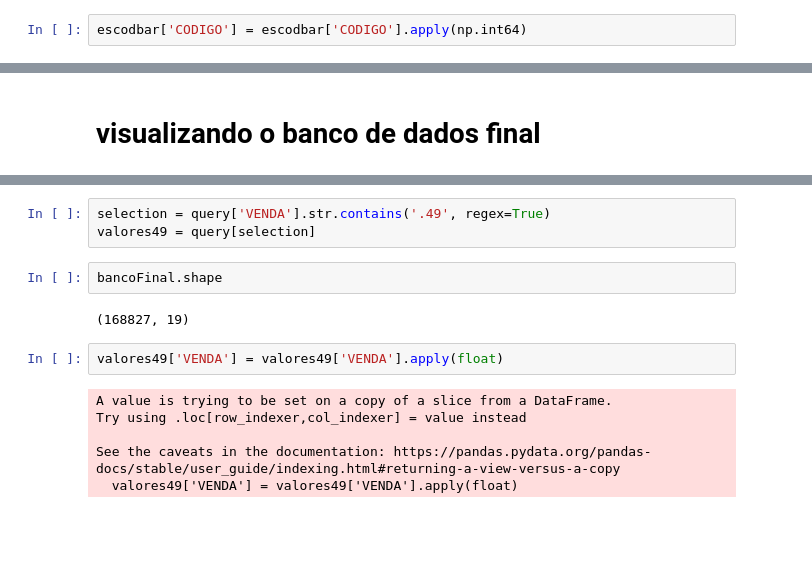
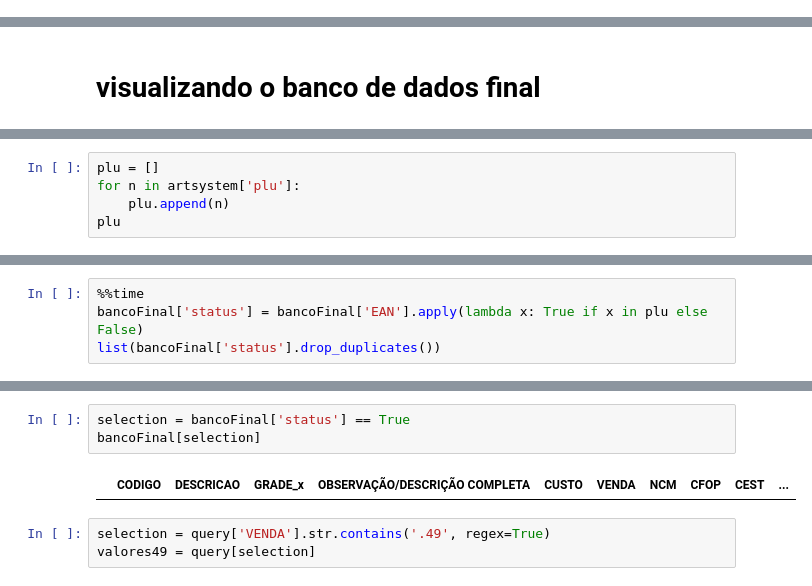
Before and after one commit to MurilloHMS/projeto-sdb, a Jupyter notebook: correcao_base.ipynb, the cells around one changed output, grey strips where cells are left out. Cells and saved outputs as stored; diff of their text form; blank space fills up the shorter version.

```diff
--- a/correcao_base.ipynb
+++ b/correcao_base.ipynb
@@ -220,2 +174,0 @@ escodbar['CODIGO'] = escodbar['CODIGO'].apply(lambda x: x.replace('.', ''))
-# %%
-escodbar['CODIGO'] = escodbar['CODIGO'].apply(np.int64)
@@ -271,0 +237,5 @@ query['VENDA'] = query['VENDA'].apply(str)
+# %%
+plu = []
+for n in artsystem['plu']:
+    plu.append(n)
+plu
@@ -271,0 +260,4 @@ query['VENDA'] = query['VENDA'].apply(str)
+# %%
+%%time
+bancoFinal['status'] = bancoFinal['EAN'].apply(lambda x: True if x in plu else False)
+list(bancoFinal['status'].drop_duplicates())
@@ -272,15 +276,8 @@ query['VENDA'] = query['VENDA'].apply(str)
+# %%
+selection = bancoFinal['status'] == True
+bancoFinal[selection]
+# %% [output]
+|  | CODIGO | DESCRICAO | GRADE_x | OBSERVAÇÃO/DESCRIÇÃO COMPLETA | CUSTO | VENDA | NCM | CFOP | CEST | ... |
 # %%
 selection = query['VENDA'].str.contains('.49', regex=True)
 valores49 = query[selection]
-# %%
-bancoFinal.shape
-# %% [output]
-(168827, 19)
-# %%
-valores49['VENDA'] = valores49['VENDA'].apply(float)
-# %% [output]
-A value is trying to be set on a copy of a slice from a DataFrame.
-Try using .loc[row_indexer,col_indexer] = value instead
-
-See the caveats in the documentation: https://pandas.pydata.org/pandas-docs/stable/user_guide/indexing.html#returning-a-view-versus-a-copy
-  valores49['VENDA'] = valores49['VENDA'].apply(float)
```
Also changed, not shown: parts of 36 cells of this notebook.
